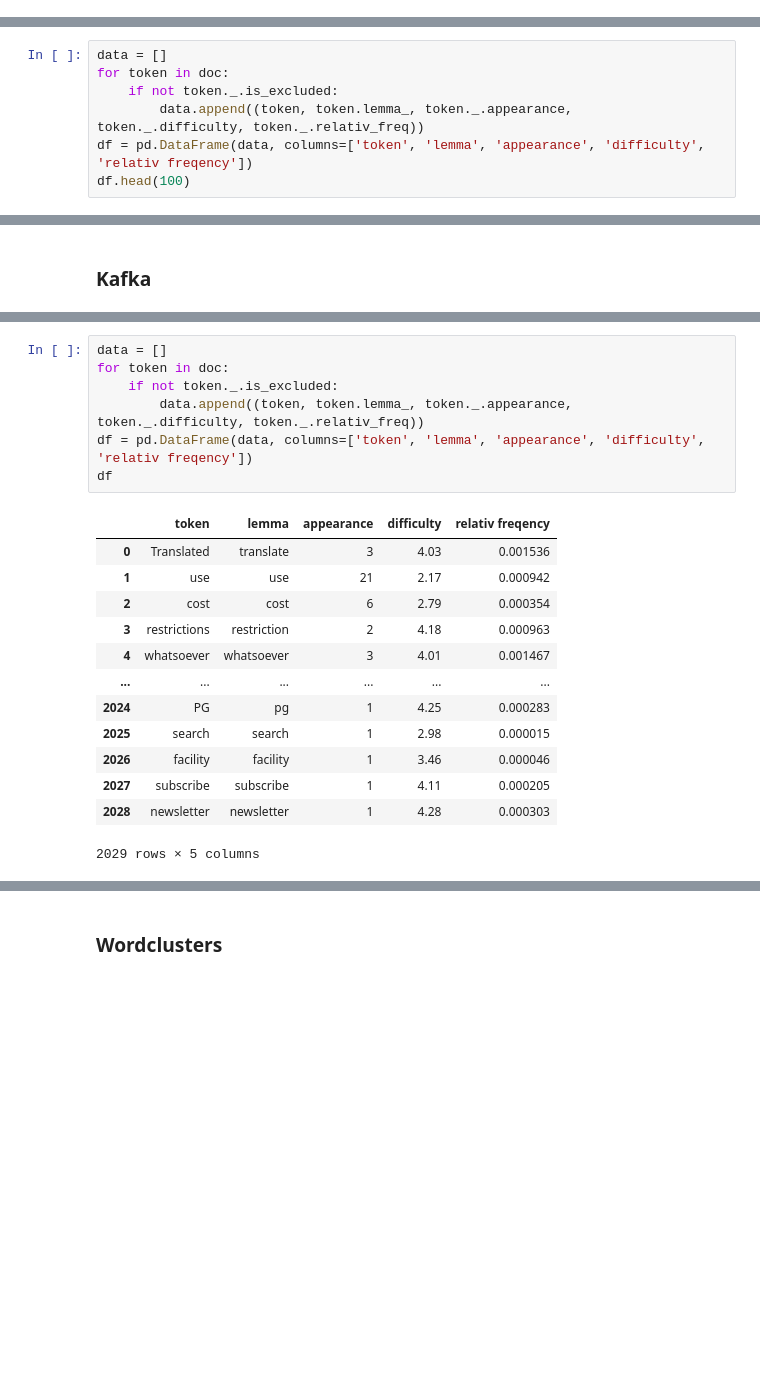
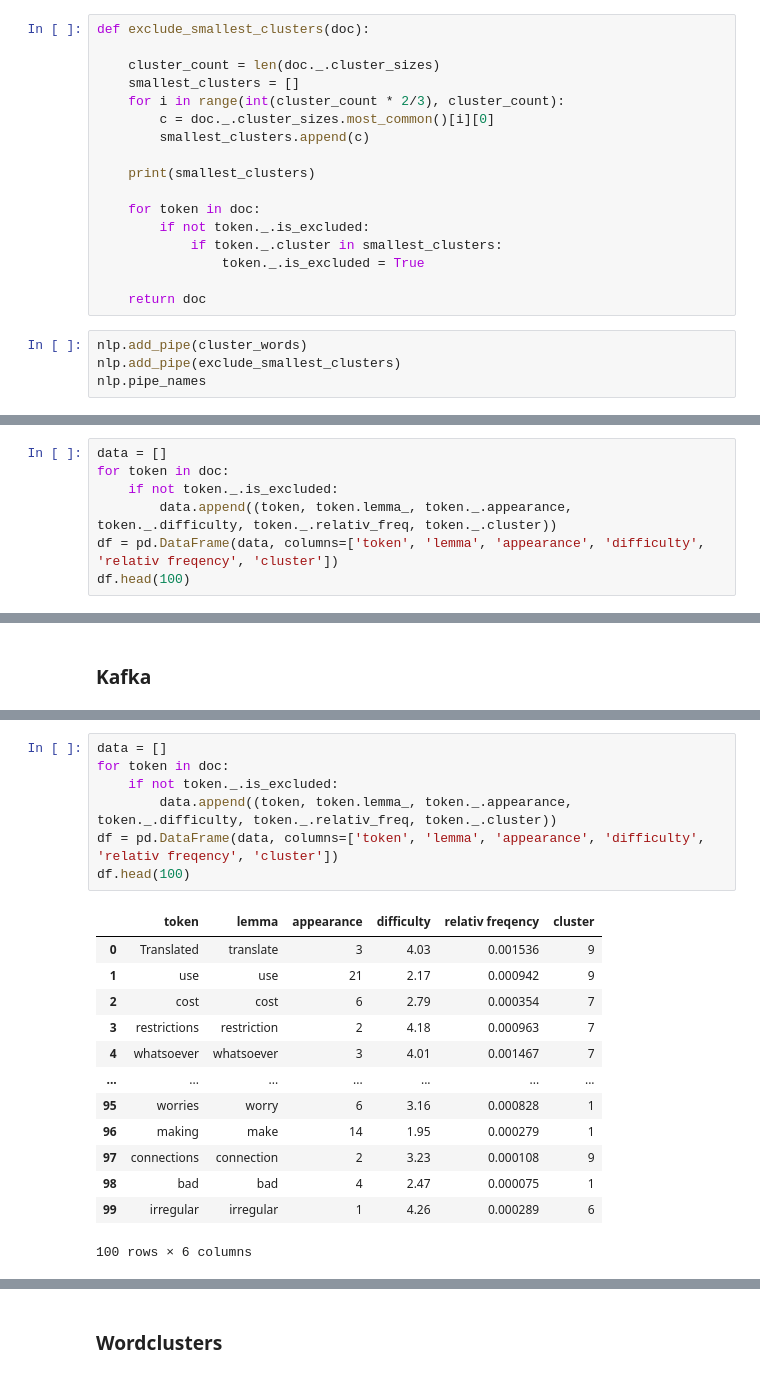
Before and after one commit to OshFrosch/Vocabulary-Predictor, a Jupyter notebook: src/notebooks/First Project Pipeline.ipynb, the cells around one changed output, grey strips where cells are left out. Drawn from its saved outputs; the diff is of its cells as text; blank space fills up the shorter version.

Commit message:
Added full implementation of word clustering to pipeline
Removal of the samllest third of all word clusters

```diff
--- a/src/notebooks/First Project Pipeline.ipynb
+++ b/src/notebooks/First Project Pipeline.ipynb
@@ -221,0 +248,21 @@ nlp.pipe_names
+# %%
+def exclude_smallest_clusters(doc):
+
+    cluster_count = len(doc._.cluster_sizes)
+    smallest_clusters = []
+    for i in range(int(cluster_count * 2/3), cluster_count):
+        c = doc._.cluster_sizes.most_common()[i][0]
+        smallest_clusters.append(c)
+
+    print(smallest_clusters)
+
+    for token in doc:
+        if not token._.is_excluded:
+            if token._.cluster in smallest_clusters:
+                token._.is_excluded = True
+
+    return doc
+# %%
+nlp.add_pipe(cluster_words)
+nlp.add_pipe(exclude_smallest_clusters)
+nlp.pipe_names
@@ -236,7 +298,7 @@ for ent in doc.ents:
 data = []
 for token in doc:
     if not token._.is_excluded:
-        data.append((token, token.lemma_, token._.appearance, token._.difficulty, token._.relativ_freq))
-df = pd.DataFrame(data, columns=['token', 'lemma', 'appearance', 'difficulty', 'relativ freqency'])
+        data.append((token, token.lemma_, token._.appearance, token._.difficulty, token._.relativ_freq, token._.cluster))
+df = pd.DataFrame(data, columns=['token', 'lemma', 'appearance', 'difficulty', 'relativ freqency', 'cluster'])
 df.head(100)
 # %% [output]
@@ -281,24 +352,24 @@ with open(text_file, "r") as f:
 # %%
 data = []
 for token in doc:
     if not token._.is_excluded:
-        data.append((token, token.lemma_, token._.appearance, token._.difficulty, token._.relativ_freq))
-df = pd.DataFrame(data, columns=['token', 'lemma', 'appearance', 'difficulty', 'relativ freqency'])
-df
+        data.append((token, token.lemma_, token._.appearance, token._.difficulty, token._.relativ_freq, token._.cluster))
+df = pd.DataFrame(data, columns=['token', 'lemma', 'appearance', 'difficulty', 'relativ freqency', 'cluster'])
+df.head(100)
 # %% [output]
-|  | token | lemma | appearance | difficulty | relativ freqency |
-| 0 | Translated | translate | 3 | 4.03 | 0.001536 |
-| 1 | use | use | 21 | 2.17 | 0.000942 |
-| 2 | cost | cost | 6 | 2.79 | 0.000354 |
-| 3 | restrictions | restriction | 2 | 4.18 | 0.000963 |
-| 4 | whatsoever | whatsoever | 3 | 4.01 | 0.001467 |
-| ... | ... | ... | ... | ... | ... |
-| 2024 | PG | pg | 1 | 4.25 | 0.000283 |
-| 2025 | search | search | 1 | 2.98 | 0.000015 |
-| 2026 | facility | facility | 1 | 3.46 | 0.000046 |
-| 2027 | subscribe | subscribe | 1 | 4.11 | 0.000205 |
-| 2028 | newsletter | newsletter | 1 | 4.28 | 0.000303 |
+|  | token | lemma | appearance | difficulty | relativ freqency | cluster |
+| 0 | Translated | translate | 3 | 4.03 | 0.001536 | 9 |
+| 1 | use | use | 21 | 2.17 | 0.000942 | 9 |
+| 2 | cost | cost | 6 | 2.79 | 0.000354 | 7 |
+| 3 | restrictions | restriction | 2 | 4.18 | 0.000963 | 7 |
+| 4 | whatsoever | whatsoever | 3 | 4.01 | 0.001467 | 7 |
+| ... | ... | ... | ... | ... | ... | ... |
+| 95 | worries | worry | 6 | 3.16 | 0.000828 | 1 |
+| 96 | making | make | 14 | 1.95 | 0.000279 | 1 |
+| 97 | connections | connection | 2 | 3.23 | 0.000108 | 9 |
+| 98 | bad | bad | 4 | 2.47 | 0.000075 | 1 |
+| 99 | irregular | irregular | 1 | 4.26 | 0.000289 | 6 |
-2029 rows × 5 columns
+100 rows × 6 columns
 # %%
 df.sort_values(by=['difficulty'], ascending=False).head(20)
 # %% [output]
```
Also changed, not shown: parts of 22 cells of this notebook.
